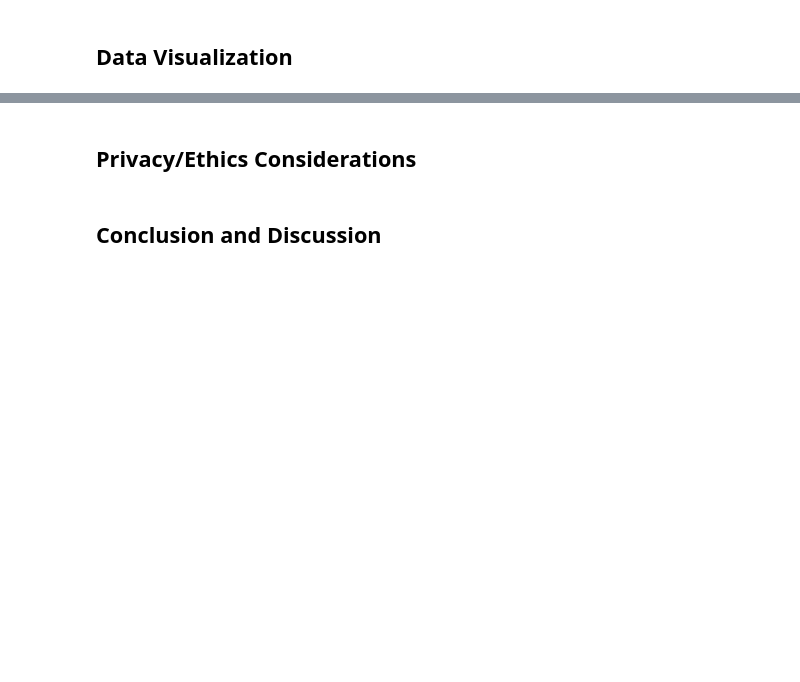
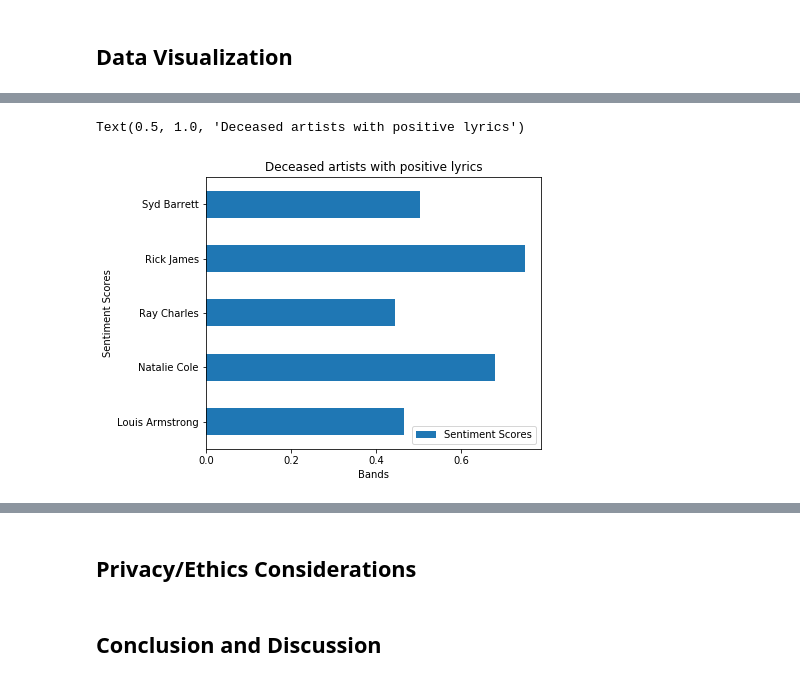
Before and after one commit to kachiem/COGS108_final, a Jupyter notebook: FinalProject.ipynb, the cells around one changed output, grey strips where cells are left out. Saved outputs shown, nothing was run; the diff lists cells and outputs as text; code cells hidden in the pictures; blank space fills up the shorter version.

```diff
--- a/FinalProject.ipynb
+++ b/FinalProject.ipynb
@@ -500,0 +527,22 @@ df.head()
+# %%
+sS = sentimentScores
+PA = pd.DataFrame(index=["Louis Armstrong",
+                         "Natalie Cole",
+                         "Ray Charles",
+                         "Rick James",
+                         "Syd Barrett"],
+                  columns=["Sentiment Scores"])
+PA.iloc[0] = sS.loc['Louis Armstrong', 'score']
+PA.iloc[1] = sS.loc['Natalie Cole', 'score']
+PA.iloc[2] = sS.loc['Ray Charles', 'score']
+PA.iloc[3] = sS.loc['Rick James', 'score']
+PA.iloc[4] = sS.loc['Syd Barrett', 'score']
+
+PA.plot(kind="barh", figsize=(6, 5), fontsize=10)
+plt.xlabel('Bands')
+plt.ylabel('Sentiment Scores')
+
+plt.title('Deceased artists with positive lyrics')
+# %% [output]
+Text(0.5, 1.0, 'Deceased artists with positive lyrics')
+[figure, added]
```
Also changed, not shown: parts of 17 cells of this notebook.
